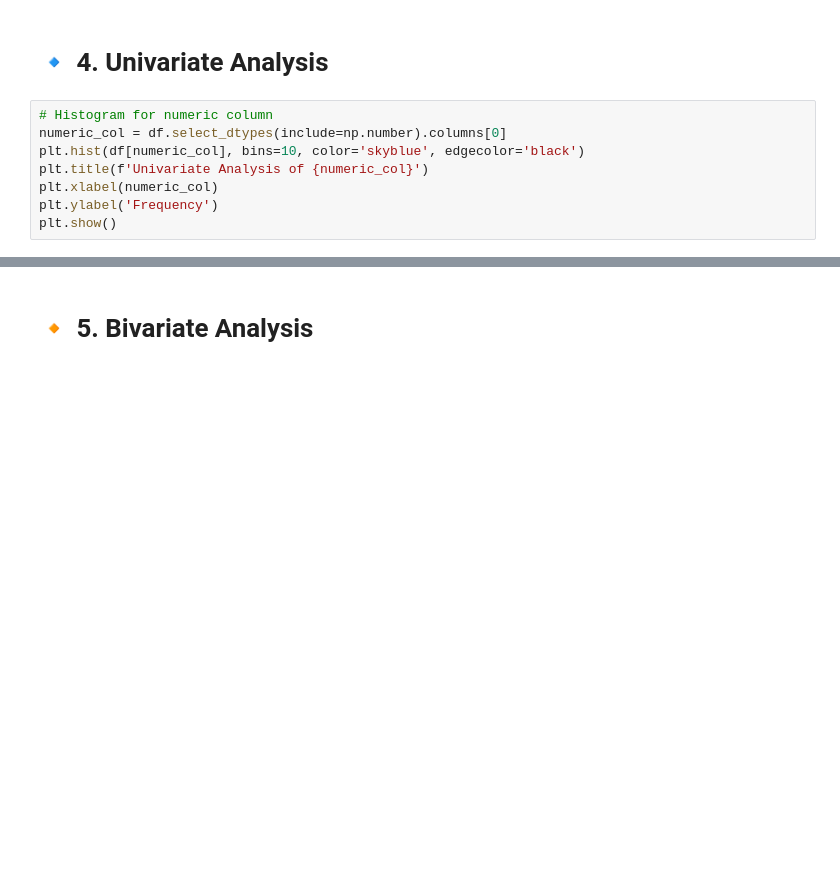
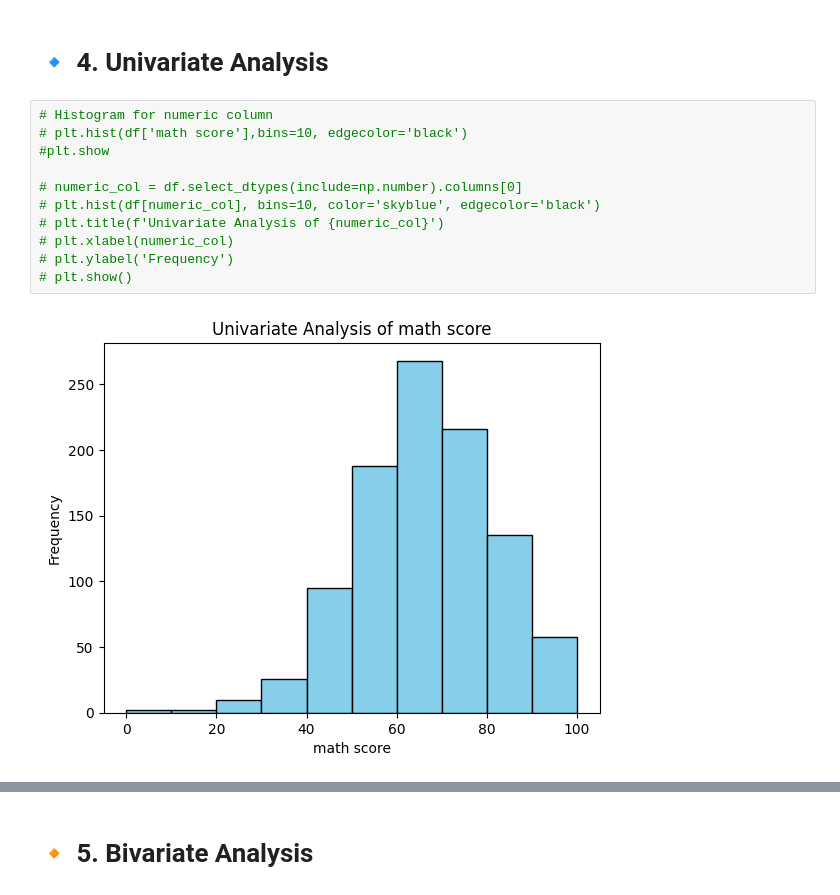
Before and after one commit to sbccas/data-analytics-using-python, a Jupyter notebook: 2_Lecture_Notes/Unit1_Fundamentals_of_Data_Analytics.ipynb, the cells around one changed output, grey strips where cells are left out. Saved outputs shown, nothing was run; the diff lists cells and outputs as text; blank space fills up the shorter version.

```diff
--- a/2_Lecture_Notes/Unit1_Fundamentals_of_Data_Analytics.ipynb
+++ b/2_Lecture_Notes/Unit1_Fundamentals_of_Data_Analytics.ipynb
@@ -200,9 +251,14 @@ print(df.isnull().sum())
 # 🔹 4. Univariate Analysis
 # %%
 # Histogram for numeric column
-numeric_col = df.select_dtypes(include=np.number).columns[0]
-plt.hist(df[numeric_col], bins=10, color='skyblue', edgecolor='black')
-plt.title(f'Univariate Analysis of {numeric_col}')
-plt.xlabel(numeric_col)
-plt.ylabel('Frequency')
-plt.show()
+# plt.hist(df['math score'],bins=10, edgecolor='black')
+#plt.show
+
+# numeric_col = df.select_dtypes(include=np.number).columns[0]
+# plt.hist(df[numeric_col], bins=10, color='skyblue', edgecolor='black')
+# plt.title(f'Univariate Analysis of {numeric_col}')
+# plt.xlabel(numeric_col)
+# plt.ylabel('Frequency')
+# plt.show()
+# %% [output]
+[figure, added]
```
Also changed, not shown: parts of 14 cells of this notebook, 1 other file.
